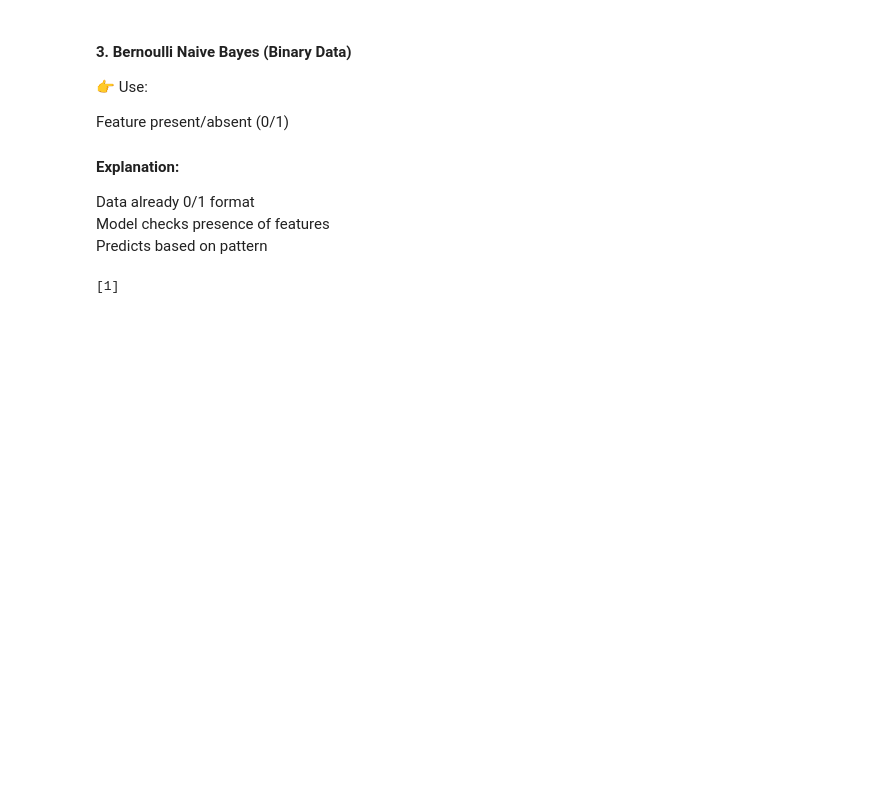
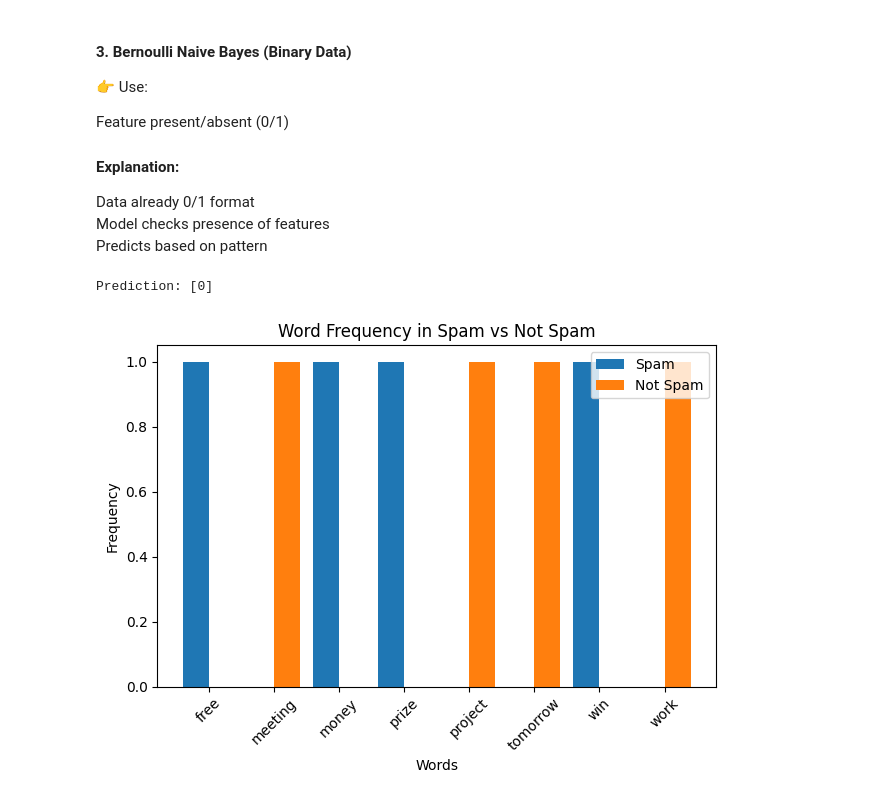
Before and after one commit to VaishnaviJadhav350/intern, a Jupyter notebook: machine learning/probability.ipynb, the cells around one changed output. Drawn from its saved outputs; the diff is of its cells as text; code cells hidden in the pictures; blank space fills up the shorter version.

```diff
--- a/machine learning/probability.ipynb
+++ b/machine learning/probability.ipynb
@@ -937,22 +991,49 @@ Data already 0/1 format
 Model checks presence of features
 Predicts based on pattern
 # %%
-from sklearn.naive_bayes import BernoulliNB
+from sklearn.feature_extraction.text import CountVectorizer
+from sklearn.naive_bayes import MultinomialNB
+import matplotlib.pyplot as plt
 import numpy as np
 
-# Binary features (1 = present, 0 = absent)
-X = np.array([
-    [1, 1, 0],  # spam
-    [1, 0, 1],  # spam
-    [0, 1, 1],  # not spam
-    [0, 0, 1]   # not spam
-])
+emails = ["free money", "win prize", "meeting tomorrow", "project work"]
+labels = [1, 1, 0, 0]  # 1 = Spam, 0 = Not Spam
 
-y = np.array([1, 1, 0, 0])
+# Convert text to numbers
+vectorizer = CountVectorizer()
+X = vectorizer.fit_transform(emails)
 
-model = BernoulliNB()
-model.fit(X, y)
+# Train model
+model = MultinomialNB()
+model.fit(X, labels)
 
-print(model.predict([[1, 1, 0]]))
+# Test data
+test = vectorizer.transform(["prize tomorrow"])
+prediction = model.predict(test)
+
+print("Prediction:", prediction)
+
+# ---------------- GRAPH ----------------
+
+words = vectorizer.get_feature_names_out()
+X_array = X.toarray()
+
+spam_counts = X_array[np.array(labels) == 1].sum(axis=0)
+ham_counts = X_array[np.array(labels) == 0].sum(axis=0)
+
+x = np.arange(len(words))
+
+plt.bar(x - 0.2, spam_counts, width=0.4, label="Spam")
+plt.bar(x + 0.2, ham_counts, width=0.4, label="Not Spam")
+
+plt.xticks(x, words, rotation=45)
+plt.xlabel("Words")
+plt.ylabel("Frequency")
+plt.title("Word Frequency in Spam vs Not Spam")
+
+plt.legend()
+plt.tight_layout()
+plt.show()
 # %% [output]
-[1]
+Prediction: [0]
+[figure, added]
```
Also changed, not shown: parts of 2 cells of this notebook, 6 other files.
